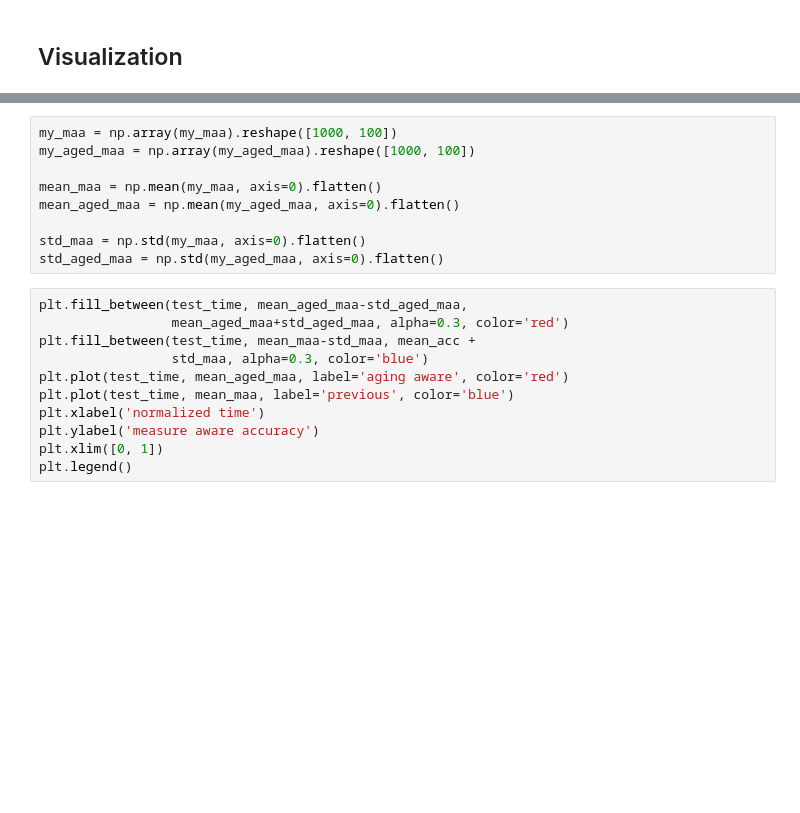
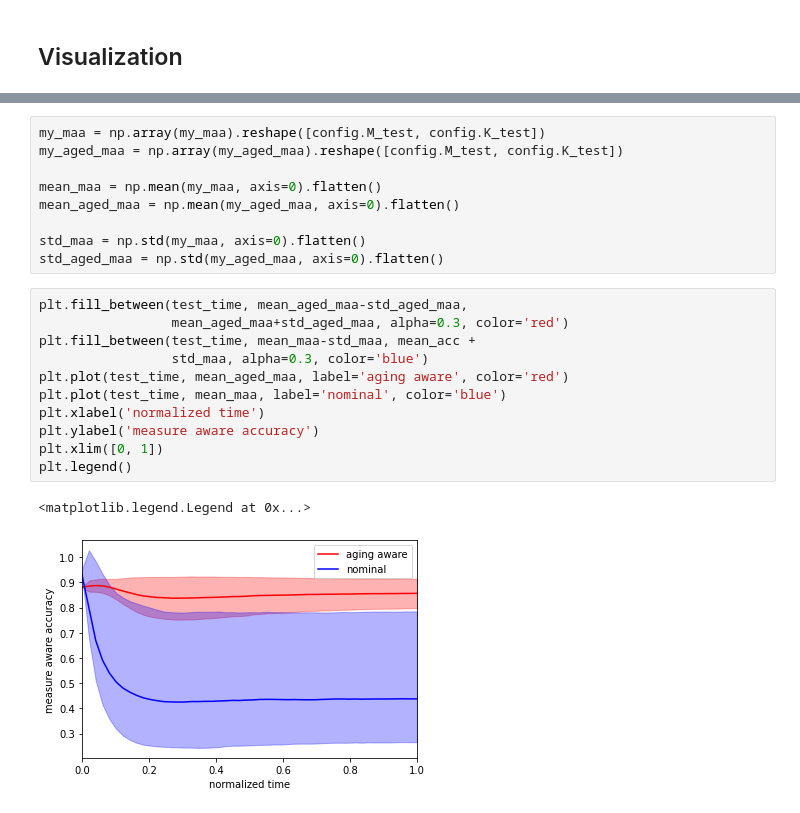
Before and after one commit to Neuromophic/Aging-aware-training, a Jupyter notebook: AgingAwareTrainingModelVariation.ipynb, the cells around one changed output, grey strips where cells are left out. Drawn from its saved outputs; the diff is of its cells as text; blank space fills up the shorter version.

```diff
--- a/AgingAwareTrainingModelVariation.ipynb
+++ b/AgingAwareTrainingModelVariation.ipynb
@@ -311,6 +335,6 @@ plt.legend()
 # %%
-my_maa = np.array(my_maa).reshape([1000, 100])
-my_aged_maa = np.array(my_aged_maa).reshape([1000, 100])
+my_maa = np.array(my_maa).reshape([config.M_test, config.K_test])
+my_aged_maa = np.array(my_aged_maa).reshape([config.M_test, config.K_test])
 
 mean_maa = np.mean(my_maa, axis=0).flatten()
 mean_aged_maa = np.mean(my_aged_maa, axis=0).flatten()
@@ -320,11 +344,14 @@ std_aged_maa = np.std(my_aged_maa, axis=0).flatten()
 # %%
 plt.fill_between(test_time, mean_aged_maa-std_aged_maa,
                  mean_aged_maa+std_aged_maa, alpha=0.3, color='red')
 plt.fill_between(test_time, mean_maa-std_maa, mean_acc +
                  std_maa, alpha=0.3, color='blue')
 plt.plot(test_time, mean_aged_maa, label='aging aware', color='red')
-plt.plot(test_time, mean_maa, label='previous', color='blue')
+plt.plot(test_time, mean_maa, label='nominal', color='blue')
 plt.xlabel('normalized time')
 plt.ylabel('measure aware accuracy')
 plt.xlim([0, 1])
 plt.legend()
+# %% [output]
+<matplotlib.legend.Legend at 0x...>
+[figure, added]
```
Also changed, not shown: parts of 17 cells of this notebook, 14 other files.
